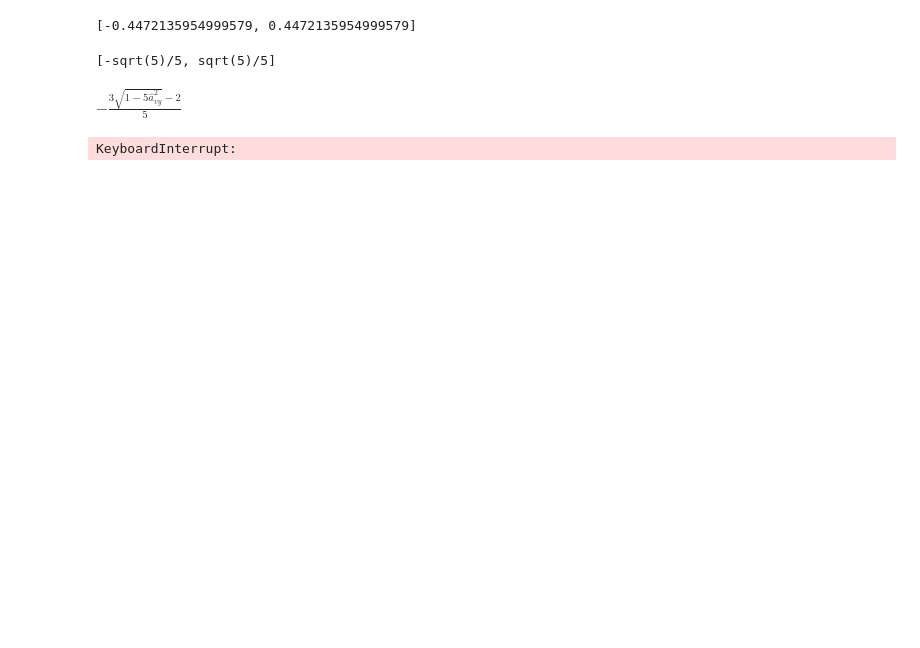
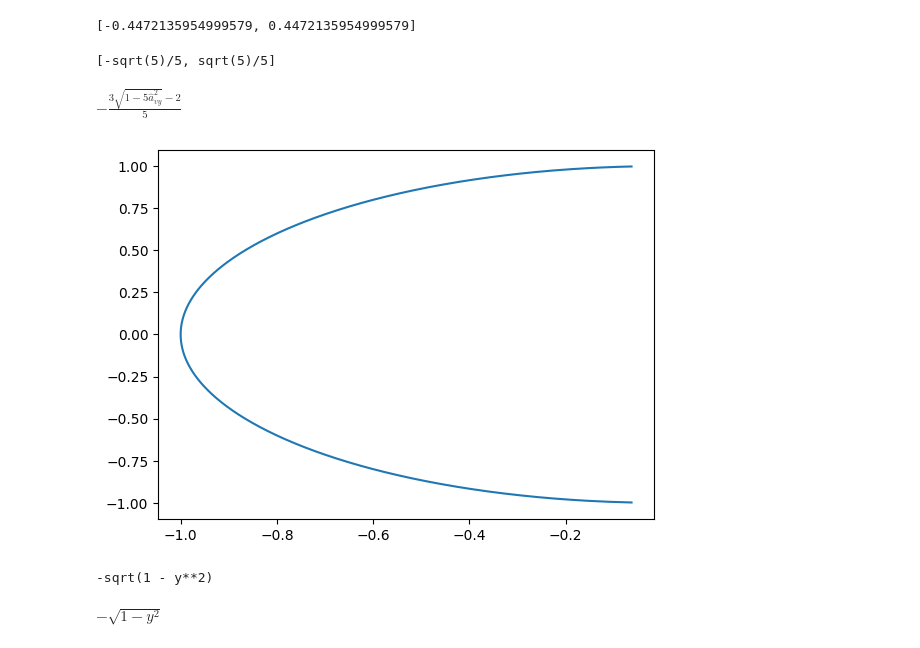
Before and after one commit to CarlKCarlK/perfect-physics, a Jupyter notebook: part_5_pydata_b.ipynb, the cells around one changed output. Drawn from its saved outputs; the diff is of its cells as text; code cells hidden in the pictures; blank space fills up the shorter version.

Commit message:
check point

```diff
--- a/part_5_pydata_b.ipynb
+++ b/part_5_pydata_b.ipynb
@@ -100,41 +107,16 @@ vx_solve
 vx
 # %% [output]
 $\displaystyle - \frac{3 \sqrt{1 - 5 \hat{a}_{vy}^{2}} - 2}{5}$
-# %%
-import sympy as sp
-
-x, y, h, k, a, b = sp.symbols('x y h k a b')
-
-# Ellipse equation (axis-aligned)
-ellipse_eq = ((x - h)**2 / a**2) + ((y - k)**2 / b**2) - 1
-
-y_points = [S(-3)/10, S(-2)/10, S(-1)/10, S(0)/10, S(15)/100, S(25)/100]
-# Known points (replace these with your actual points)
-point0 = (vx.subs(ahat_vy, y_points[0]), y_points[0])
-point1 = (vx.subs(ahat_vy, y_points[1]), y_points[1])
-point2 = (vx.subs(ahat_vy, y_points[2]), y_points[2])
-point3 = (vx.subs(ahat_vy, y_points[3]), y_points[3])
-point4 = (vx.subs(ahat_vy, y_points[4]), y_points[4])
-point5 = (vx.subs(ahat_vy, y_points[5]), y_points[5])
-
-# print(point0)
-
-# Create equations for each point
-eq0 = ellipse_eq.subs({x: point0[0], y: point0[1]})
-eq1 = ellipse_eq.subs({x: point1[0], y: point1[1]})
-eq2 = ellipse_eq.subs({x: point2[0], y: point2[1]})
-eq3 = ellipse_eq.subs({x: point3[0], y: point3[1]})
-eq4 = ellipse_eq.subs({x: point4[0], y: point4[1]})
-eq5 = ellipse_eq.subs({x: point5[0], y: point5[1]})
-
-
-# Solve the system of equations
-ellipse_params = sp.solve((eq0, eq1, eq2, eq3, eq4, eq5), (h, k, a, b))
-ellipse_params
-
-# # Substitute the parameters into the ellipse equation
-# ellipse_result = sp.Eq(ellipse_eq.lhs.subs(ellipse_params), ellipse_eq.rhs)
-
-# print("Ellipse equation:", ellipse_result)
-# %% [output]
-KeyboardInterrupt:
+# %%
+from sympy import sqrt
+
+plotter(lambda yi: ((vx-.4)/.6).subs(ahat_vy, yi*(sqrt(5)/5)))
+# %% [output]
+[figure, added]
+# %%
+norm = ((vx-S(4)/10)/(S(6)/10)).subs(ahat_vy, y*(sqrt(5)/5))
+print(norm)
+norm
+# %% [output]
+-sqrt(1 - y**2)
+$\displaystyle - \sqrt{1 - y^{2}}$
```
Also changed, not shown: parts of 6 cells of this notebook, 1 other file.
